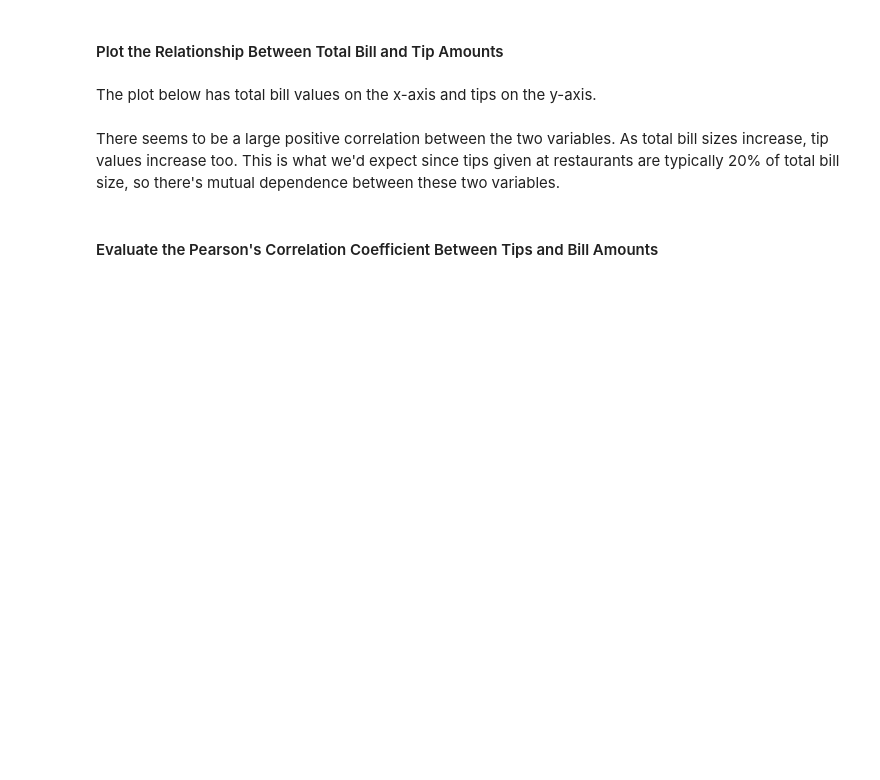
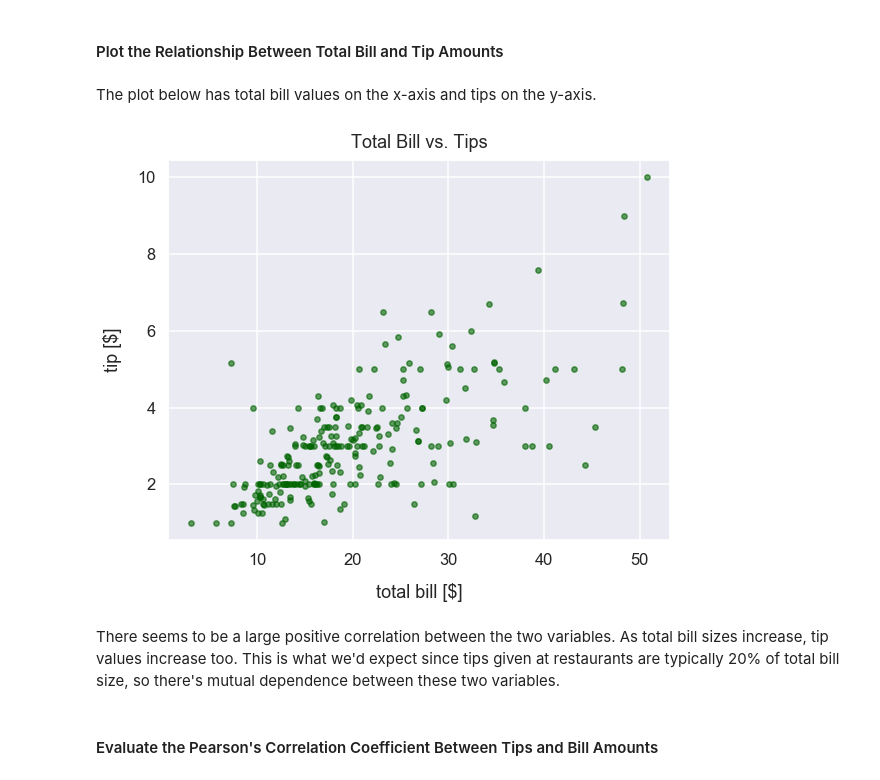
Before and after one commit to frieds/frieds.github.io, a Jupyter notebook: math/pearson_correlation_coefficient.ipynb, the cells around one changed output. Saved outputs shown, nothing was run; the diff lists cells and outputs as text; code cells hidden in the pictures; blank space fills up the shorter version.

```diff
--- a/math/pearson_correlation_coefficient.ipynb
+++ b/math/pearson_correlation_coefficient.ipynb
@@ -36,7 +36,6 @@ import matplotlib.pyplot as plt
 % matplotlib inline
 # %%
 sns.set_context('talk')
-sns.set(rc={'figure.figsize':(10.5, 7.5)})
 sns.set_style("darkgrid")
 # %% [markdown]
 ### Example to Illustrate Strength of Pearson's $\rho$
@@ -132,10 +138,12 @@ df_tips.head()
 # %% [markdown]
 The plot below has total bill values on the x-axis and tips on the y-axis.
 # %%
-df_tips.plot.scatter(x='total_bill', y='tip', s=28, alpha=0.6, c='darkgreen')
+df_tips.plot.scatter(x='total_bill', y='tip', s=28, alpha=0.6, c='darkgreen', figsize=(9, 7))
 plt.xlabel("total bill [$]", labelpad=15)
 plt.ylabel("tip [$]", labelpad=15)
 plt.title("Total Bill vs. Tips", y=1.015);
+# %% [output]
+[figure, added]
 # %% [markdown]
 There seems to be a large positive correlation between the two variables. As total bill sizes increase, tip values increase too. This is what we'd expect since tips given at restaurants are typically 20% of total bill size, so there's mutual dependence between these two variables.
 # %% [markdown]
```
Also changed, not shown: parts of 12 cells of this notebook, 23 other files.
